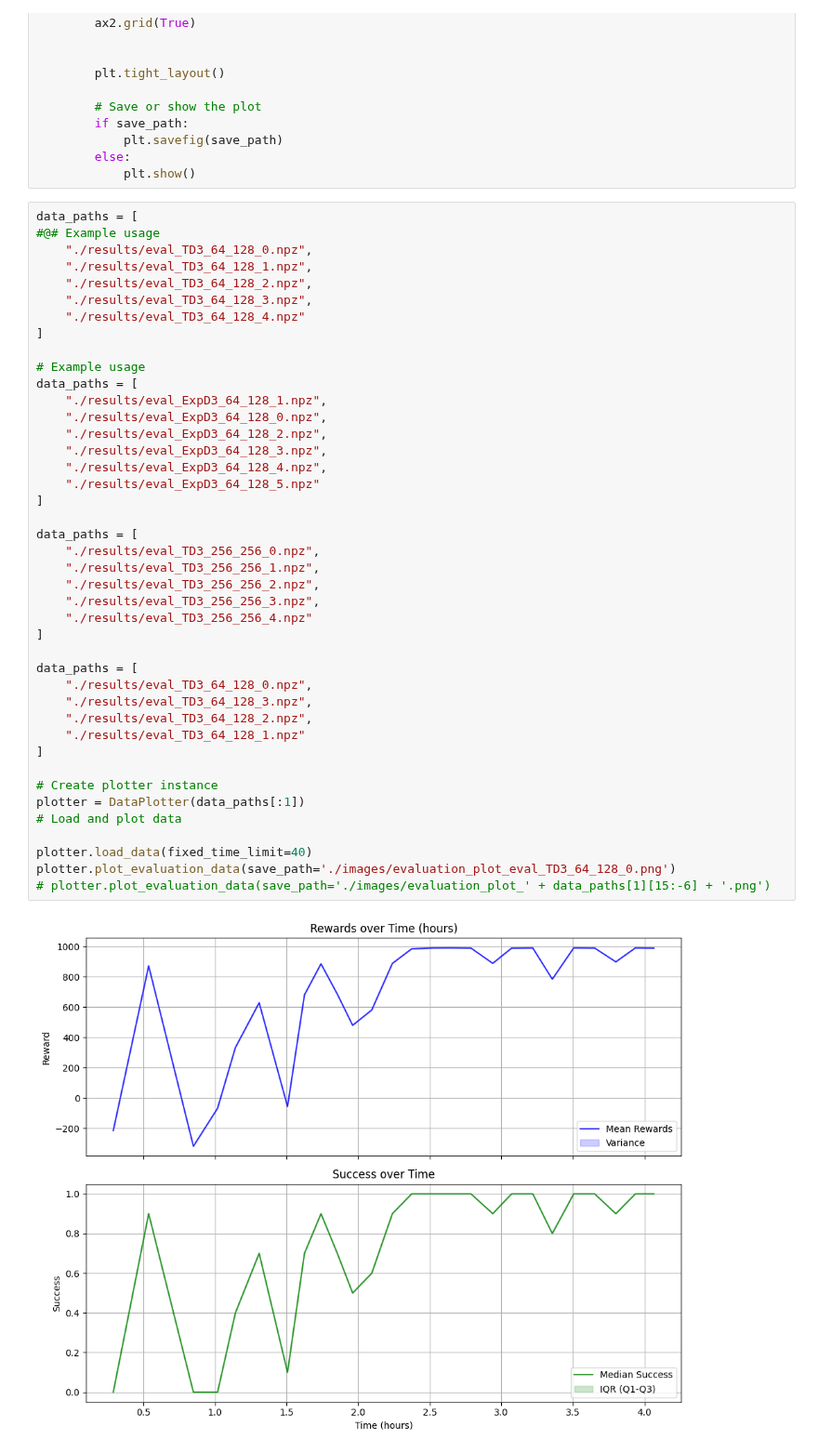
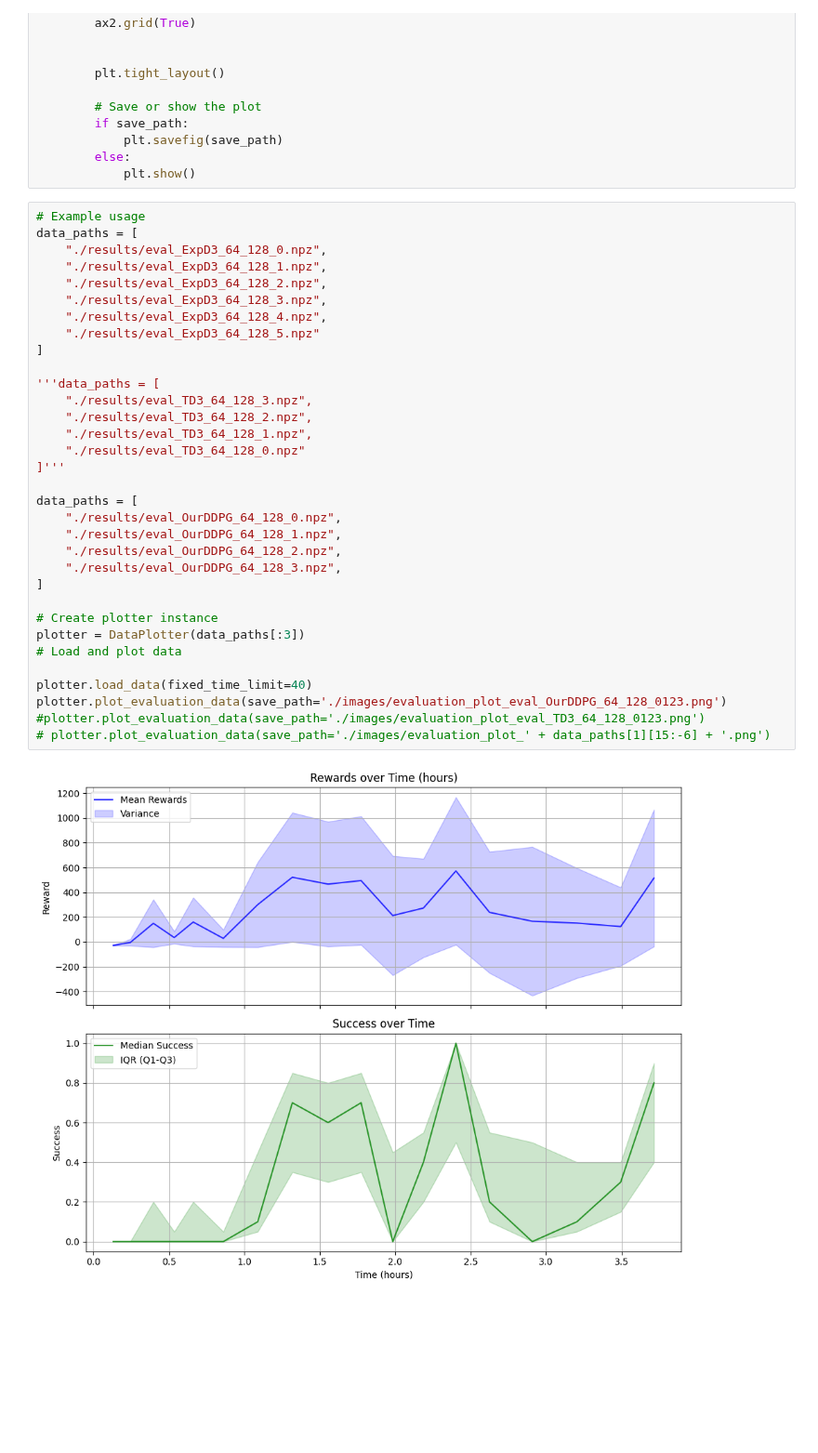
Before and after one commit to turcato-niccolo/test_turtlebot, a Jupyter notebook: results_gazebo.ipynb, the cells around one changed output. Shown at 93% size. Cells and saved outputs as stored; diff of their text form; blank space fills up the shorter version.

Commit message:
OurDDPG 4 seeds test

```diff
--- a/results_gazebo.ipynb
+++ b/results_gazebo.ipynb
@@ -208,46 +208,37 @@ class DataPlotter:
         else:
             plt.show()
 # %%
-data_paths = [
-#@# Example usage
-    "./results/eval_TD3_64_128_0.npz",
-    "./results/eval_TD3_64_128_1.npz",
-    "./results/eval_TD3_64_128_2.npz",
-    "./results/eval_TD3_64_128_3.npz",
-    "./results/eval_TD3_64_128_4.npz"
-]
-
 # Example usage
 data_paths = [
+    "./results/eval_ExpD3_64_128_0.npz",
     "./results/eval_ExpD3_64_128_1.npz",
-    "./results/eval_ExpD3_64_128_0.npz",
     "./results/eval_ExpD3_64_128_2.npz",
     "./results/eval_ExpD3_64_128_3.npz",
     "./results/eval_ExpD3_64_128_4.npz",
     "./results/eval_ExpD3_64_128_5.npz"
 ]
 
-data_paths = [
-    "./results/eval_TD3_256_256_0.npz",
-    "./results/eval_TD3_256_256_1.npz",
-    "./results/eval_TD3_256_256_2.npz",
-    "./results/eval_TD3_256_256_3.npz",
-    "./results/eval_TD3_256_256_4.npz"
-]
+'''data_paths = [
+    "./results/eval_TD3_64_128_3.npz",
+    "./results/eval_TD3_64_128_2.npz",
+    "./results/eval_TD3_64_128_1.npz",
+    "./results/eval_TD3_64_128_0.npz"
+]'''
 
 data_paths = [
-    "./results/eval_TD3_64_128_0.npz",
-    "./results/eval_TD3_64_128_3.npz",
-    "./results/eval_TD3_64_128_2.npz",
-    "./results/eval_TD3_64_128_1.npz"
+    "./results/eval_OurDDPG_64_128_0.npz",
+    "./results/eval_OurDDPG_64_128_1.npz",
+    "./results/eval_OurDDPG_64_128_2.npz",
+    "./results/eval_OurDDPG_64_128_3.npz",
 ]
 
 # Create plotter instance
-plotter = DataPlotter(data_paths[:1])
+plotter = DataPlotter(data_paths[:3])
 # Load and plot data
 
 plotter.load_data(fixed_time_limit=40)
-plotter.plot_evaluation_data(save_path='./images/evaluation_plot_eval_TD3_64_128_0.png')
+plotter.plot_evaluation_data(save_path='./images/evaluation_plot_eval_OurDDPG_64_128_0123.png')
+#plotter.plot_evaluation_data(save_path='./images/evaluation_plot_eval_TD3_64_128_0123.png')
 # plotter.plot_evaluation_data(save_path='./images/evaluation_plot_' + data_paths[1][15:-6] + '.png')
 # %% [output]
-[figure, old version]
+[figure, new version]
```
Also changed, not shown: parts of 1 cell of this notebook, 28 other files.
